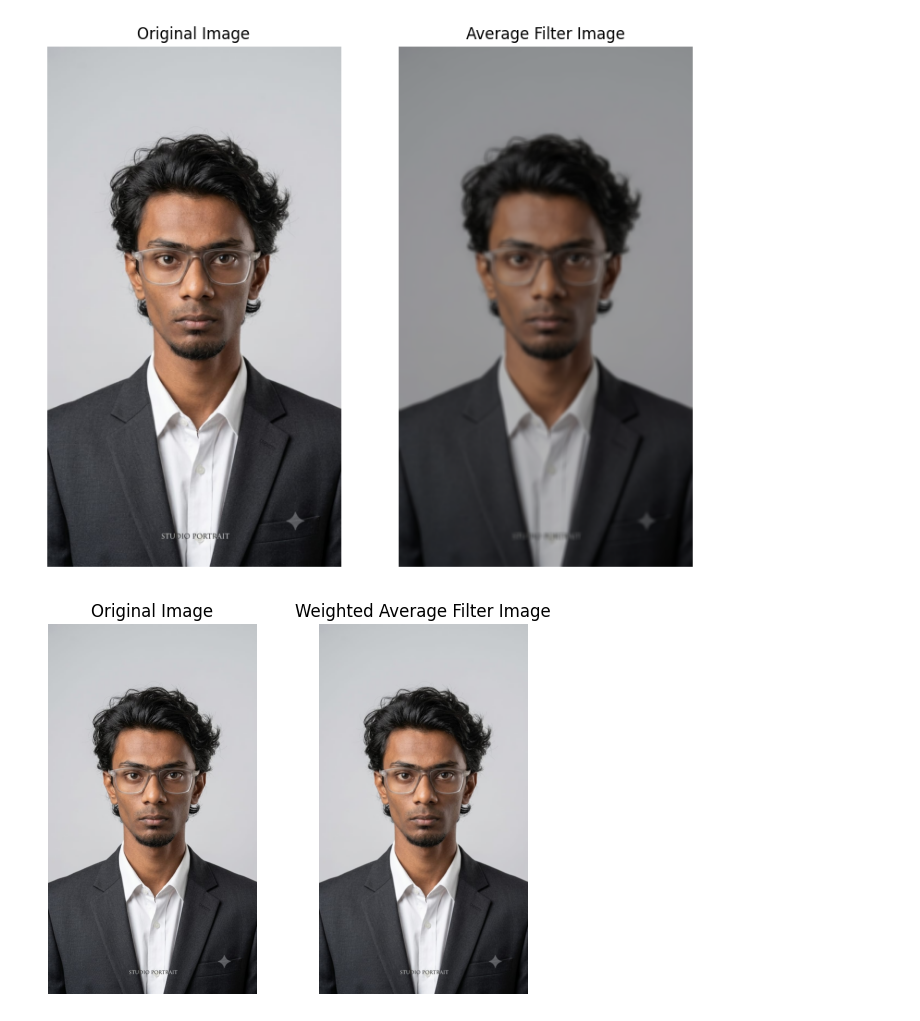
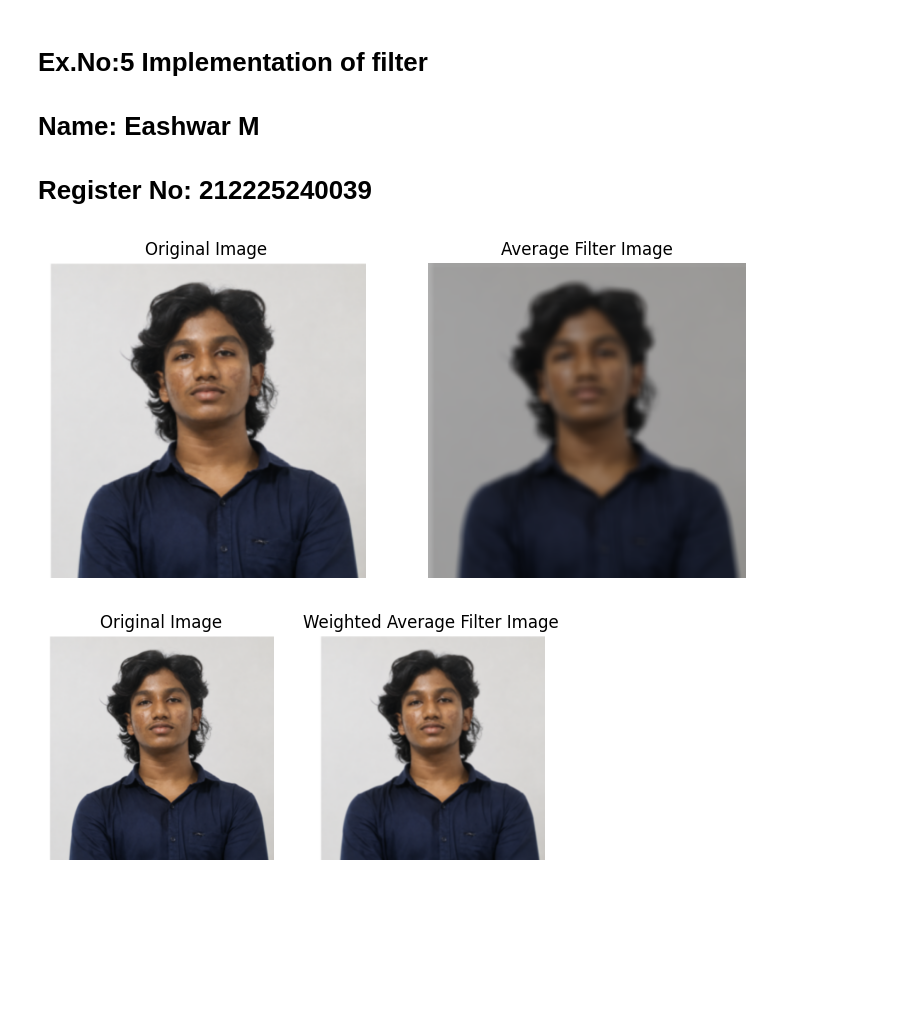
Before and after one commit to Eash-0-7/-image-enhancement-filters-opencv, a Jupyter notebook: EXP5.ipynb, the cells around one changed output. Saved outputs shown, nothing was run; the diff lists cells and outputs as text; code cells hidden in the pictures; blank space fills up the shorter version.

```diff
--- a/EXP5.ipynb
+++ b/EXP5.ipynb
@@ -5,23 +1,27 @@
+# %% [markdown]
+# Ex.No:5 Implementation of filter
+# Name: Eashwar M
+# Register No: 212225240039 #
 # %%
 import cv2
 import matplotlib.pyplot as plt
 import numpy as np
-image1=cv2.imread("myimage.jpeg")
+image1=cv2.imread("eash.png")
 image2=cv2.cvtColor(image1,cv2.COLOR_BGR2RGB)
 kernel=np.ones((11,11),np.float32)/169
 image3=cv2.filter2D(image2,-1,kernel)
 plt.figure(figsize=(9,9))
 plt.subplot(1,2,1)
 plt.imshow(image2)
 plt.title("Original Image")
 plt.axis("off")
 plt.subplot(1,2,2)
 plt.imshow(image3)
 plt.title("Average Filter Image")
 plt.axis("off")
 plt.show()
 # %% [output]
-[figure, old version]
+[figure, new version]
 # %%
 kernel1=np.array([[1,2,1],[2,4,2],[1,2,1]])/16
 image2=cv2.cvtColor(image1,cv2.COLOR_BGR2RGB)
@@ -36,7 +36,7 @@ plt.title("Weighted Average Filter Image")
 plt.axis("off")
 plt.show()
 # %% [output]
-[figure, old version]
+[figure, new version]
 # %%
 gaussian_blur=cv2.GaussianBlur(image2,(33,33),0,0)
 plt.subplot(1,2,1)
```
Also changed, not shown: parts of 5 cells of this notebook, 1 other file.
